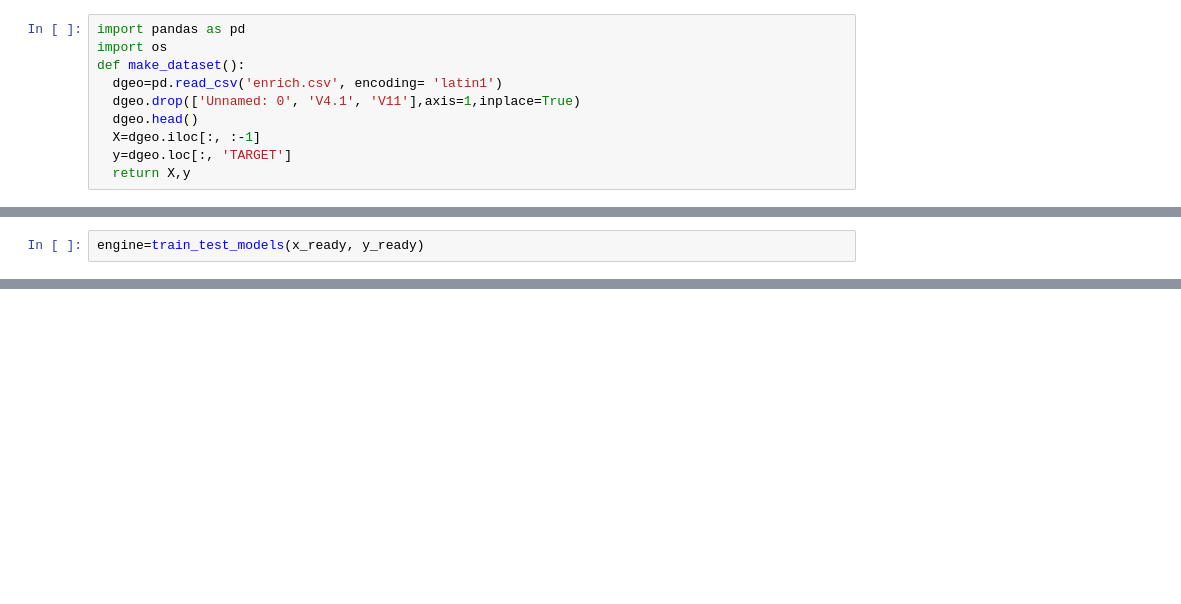
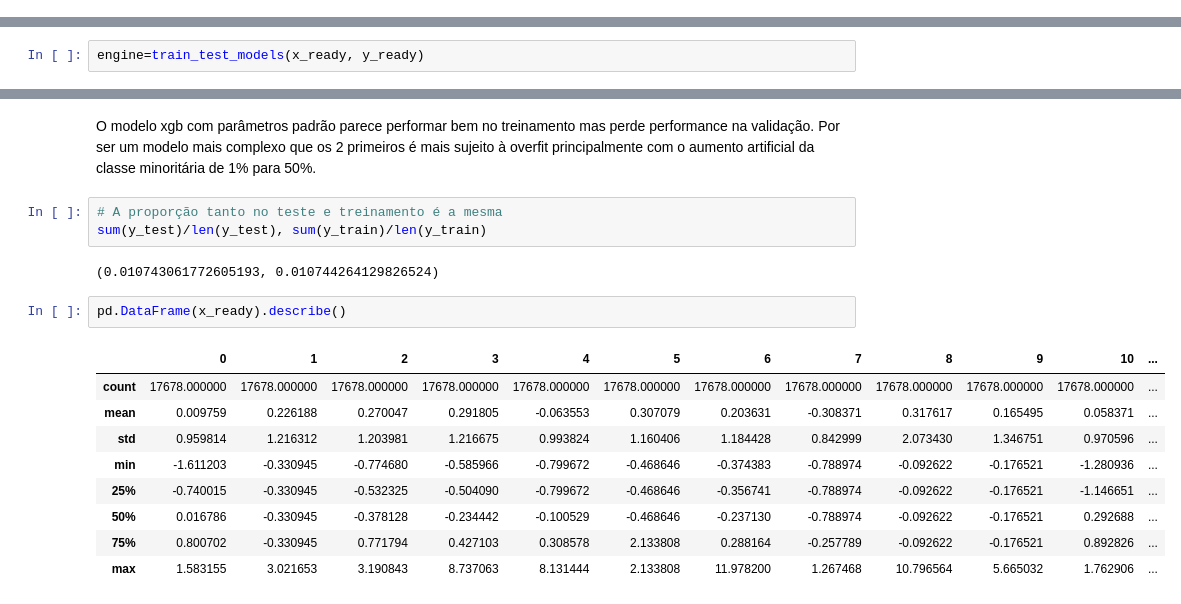
Before and after one commit to marceloosg/ibge, a Jupyter notebook: safra.ipynb, the cells around one changed output, grey strips where cells are left out. Saved outputs shown, nothing was run; the diff lists cells and outputs as text; blank space fills up the shorter version.

```diff
--- a/safra.ipynb
+++ b/safra.ipynb
@@ -1,12 +1,2 @@
 # %% [markdown]
 <a href="https://colab.research.google.com/github/marceloosg/ibge/blob/master/safra.ipynb" target="_parent"><img src="https://colab.research.google.com/assets/colab-badge.svg" alt="Open In Colab"/></a>
-# %%
-import pandas as pd
-import os
-def make_dataset():
-  dgeo=pd.read_csv('enrich.csv', encoding= 'latin1')
-  dgeo.drop(['Unnamed: 0', 'V4.1', 'V11'],axis=1,inplace=True)
-  dgeo.head()
-  X=dgeo.iloc[:, :-1]
-  y=dgeo.loc[:, 'TARGET']
-  return X,y
@@ -122,0 +205,19 @@ x_validation = pipe.transform(X_test)
+# %% [markdown]
+O modelo xgb com parâmetros padrão parece performar bem no treinamento mas perde performance na validação. Por ser um modelo mais complexo que os 2 primeiros é mais sujeito à overfit principalmente com o aumento artificial da classe minoritária de 1% para 50%.
+# %%
+# A proporção tanto no teste e treinamento é a mesma
+sum(y_test)/len(y_test), sum(y_train)/len(y_train)
+# %% [output]
+(0.010743061772605193, 0.010744264129826524)
+# %%
+pd.DataFrame(x_ready).describe()
+# %% [output]
+|  | 0 | 1 | 2 | 3 | 4 | 5 | 6 | 7 | 8 | 9 | 10 | ... |
+| count | 17678.000000 | 17678.000000 | 17678.000000 | 17678.000000 | 17678.000000 | 17678.000000 | 17678.000000 | 17678.000000 | 17678.000000 | 17678.000000 | 17678.000000 | ... |
+| mean | 0.009759 | 0.226188 | 0.270047 | 0.291805 | -0.063553 | 0.307079 | 0.203631 | -0.308371 | 0.317617 | 0.165495 | 0.058371 | ... |
+| std | 0.959814 | 1.216312 | 1.203981 | 1.216675 | 0.993824 | 1.160406 | 1.184428 | 0.842999 | 2.073430 | 1.346751 | 0.970596 | ... |
+| min | -1.611203 | -0.330945 | -0.774680 | -0.585966 | -0.799672 | -0.468646 | -0.374383 | -0.788974 | -0.092622 | -0.176521 | -1.280936 | ... |
+| 25% | -0.740015 | -0.330945 | -0.532325 | -0.504090 | -0.799672 | -0.468646 | -0.356741 | -0.788974 | -0.092622 | -0.176521 | -1.146651 | ... |
+| 50% | 0.016786 | -0.330945 | -0.378128 | -0.234442 | -0.100529 | -0.468646 | -0.237130 | -0.788974 | -0.092622 | -0.176521 | 0.292688 | ... |
+| 75% | 0.800702 | -0.330945 | 0.771794 | 0.427103 | 0.308578 | 2.133808 | 0.288164 | -0.257789 | -0.092622 | -0.176521 | 0.892826 | ... |
+| max | 1.583155 | 3.021653 | 3.190843 | 8.737063 | 8.131444 | 2.133808 | 11.978200 | 1.267468 | 10.796564 | 5.665032 | 1.762906 | ... |
```
Also changed, not shown: parts of 16 cells of this notebook.
